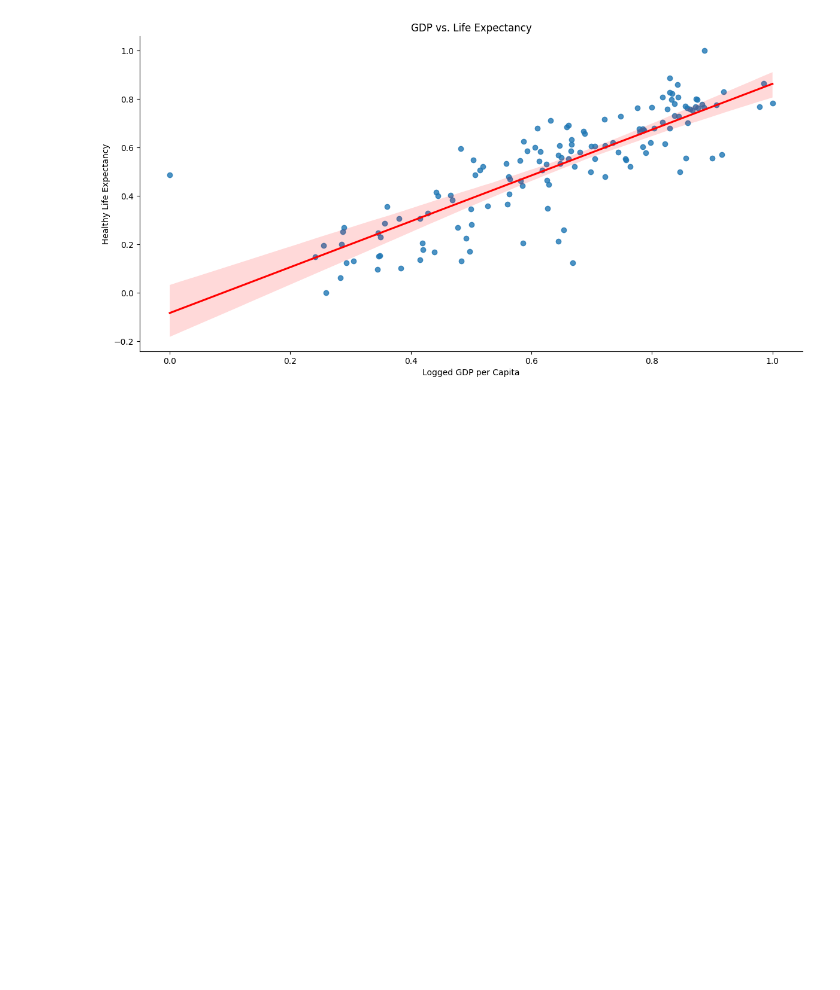
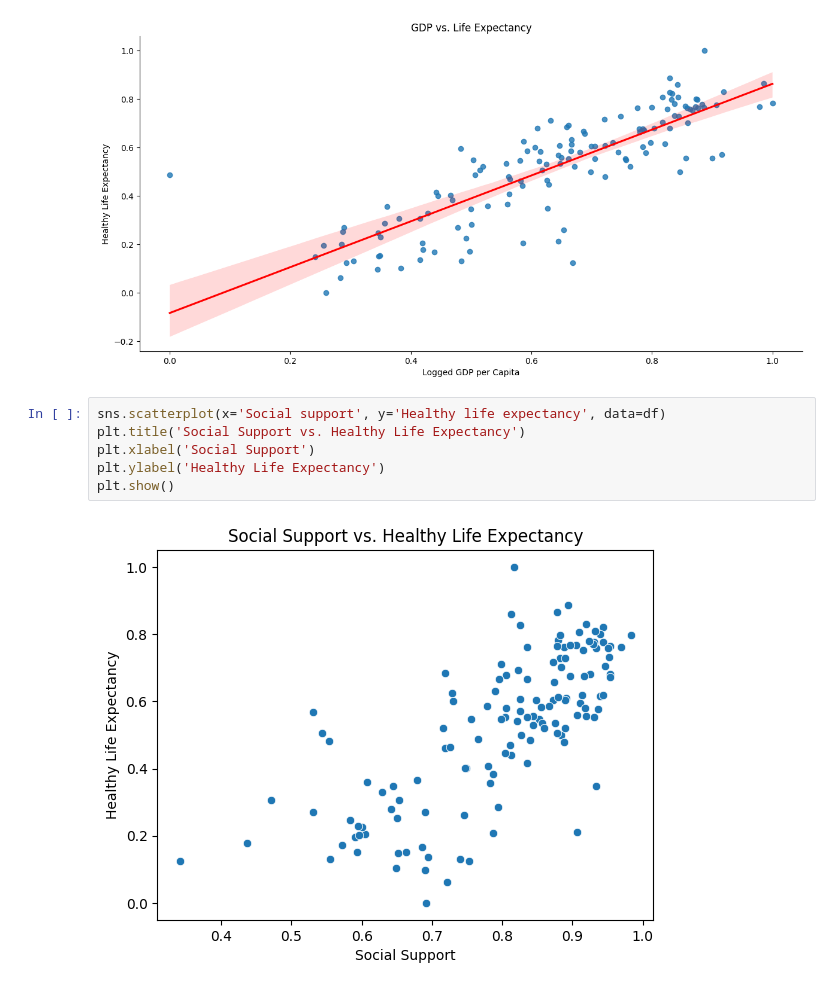
Before and after one commit to TanishAfre/Data-Analysis-Visualisation, a Jupyter notebook: main.ipynb, the cells around one changed output. Drawn from its saved outputs; the diff is of its cells as text; blank space fills up the shorter version.

```diff
--- a/main.ipynb
+++ b/main.ipynb
@@ -370,3 +370,11 @@ plt.ylabel('Healthy Life Expectancy')
 plt.show()
 # %% [output]
 [figure]
+# %%
+sns.scatterplot(x='Social support', y='Healthy life expectancy', data=df)
+plt.title('Social Support vs. Healthy Life Expectancy')
+plt.xlabel('Social Support')
+plt.ylabel('Healthy Life Expectancy')
+plt.show()
+# %% [output]
+[figure, added]
```
Also changed, not shown: parts of 2 cells of this notebook.
